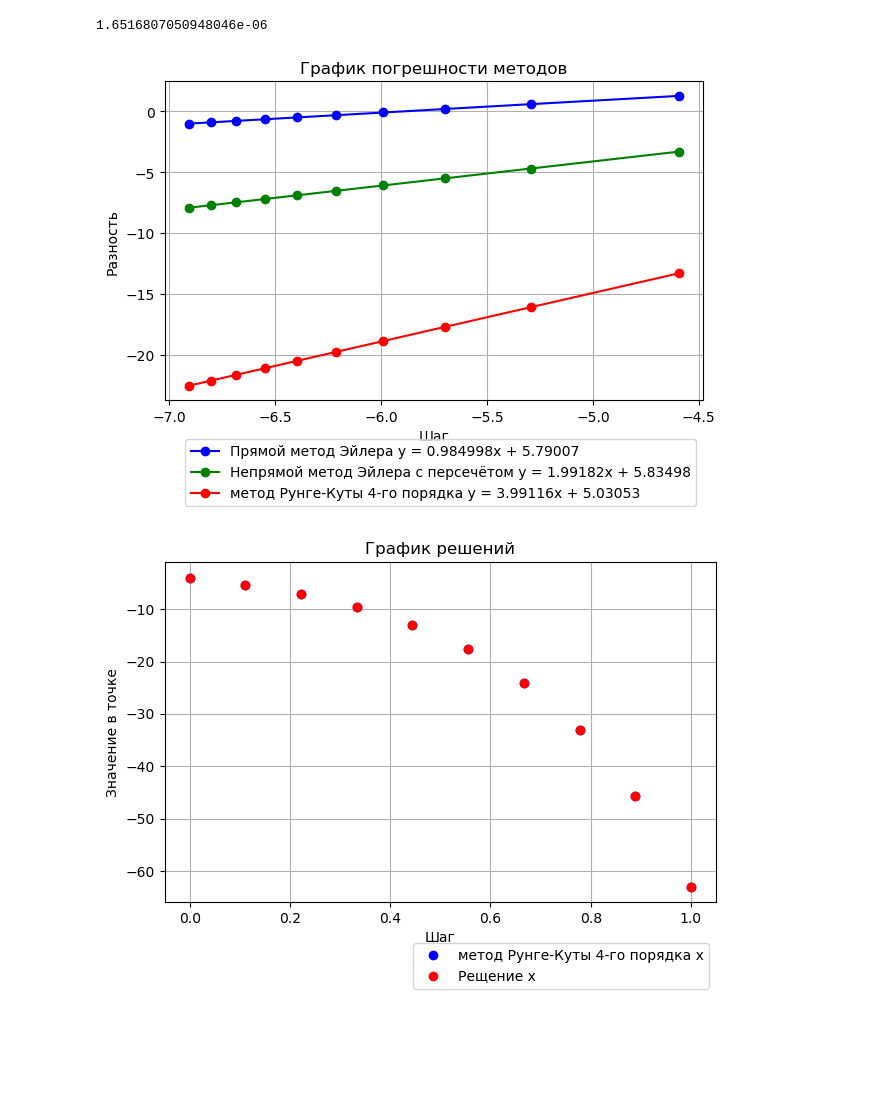
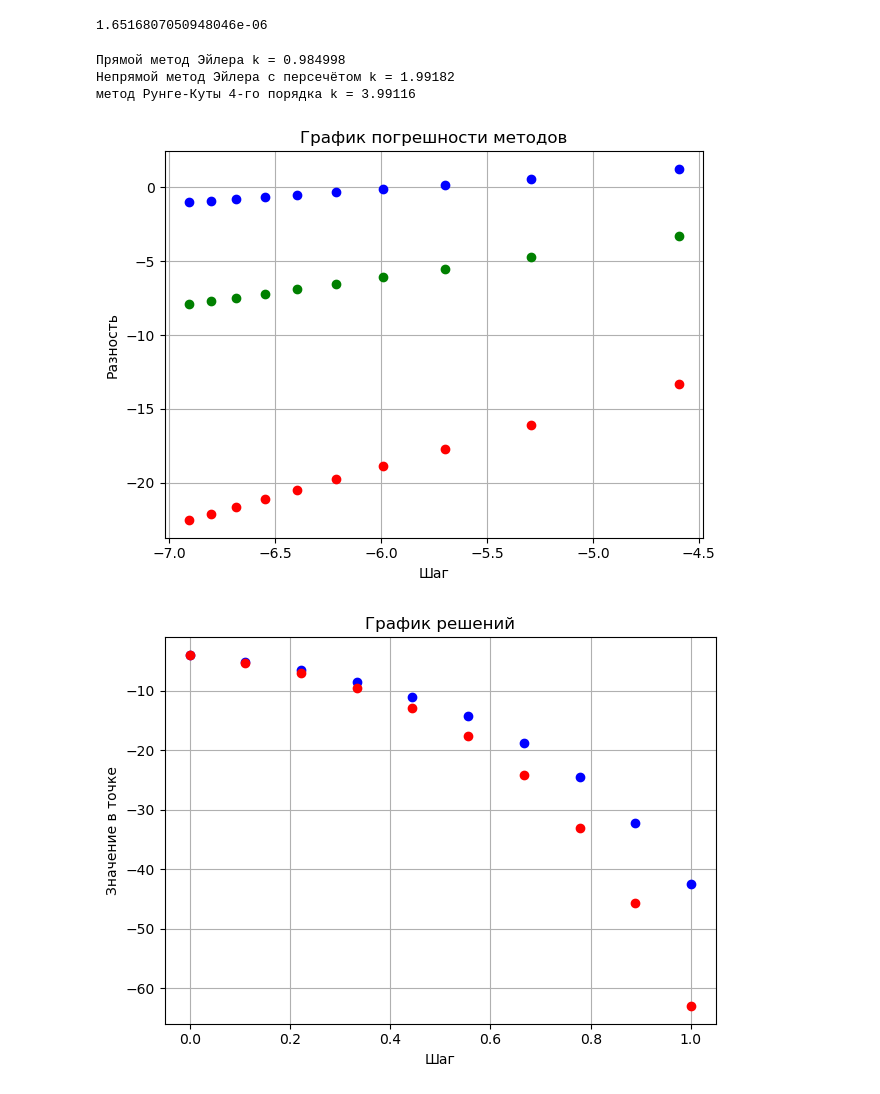
Before and after one commit to NikitaAgeev/For-jupyter, a Jupyter notebook: Вычматы_лаба_5.ipynb, the cells around one changed output. Drawn from its saved outputs; the diff is of its cells as text; code cells hidden in the pictures; blank space fills up the shorter version.

```diff
--- a/Вычматы_лаба_5.ipynb
+++ b/Вычматы_лаба_5.ipynb
@@ -159,63 +143,70 @@ for n in range (100, 1100, 100):
     steps.append(m.log(tau))
 
 k, b = np.polyfit(steps, eps_1, 1)
-label = 'Прямой метод Эйлера y = %gx + %g' %(k, b)
-mpl.plot(steps, eps_1, 'bo-', label=label)
+print('Прямой метод Эйлера k = %g' %(k))
+mpl.plot(steps, eps_1, 'bo')
 k, b = np.polyfit(steps, eps_2, 1)
-mpl.plot(steps, eps_2, 'go-', label=('Непрямой метод Эйлера с персечётом y = %gx + %g' %(k, b)))
+print('Непрямой метод Эйлера с персечётом k = %g' %(k))
+mpl.plot(steps, eps_2, 'go')
 k, b = np.polyfit(steps, eps_3, 1)
-mpl.plot(steps, eps_3, 'ro-', label=('метод Рунге-Куты 4-го порядка y = %gx + %g' %(k, b)))
+print('метод Рунге-Куты 4-го порядка k = %g' %(k))
+mpl.plot(steps, eps_3, 'ro')
+
 mpl.grid()
 mpl.xlabel('Шаг')
 mpl.ylabel('Разность')
 mpl.title('График погрешности методов')
-mpl.legend(loc='best', bbox_to_anchor = (1, -0.1))
 mpl.tight_layout()
 mpl.show()
 
 n = 10
-r_k = Euler_RK(f, x_0, start, stop, n, num_of_par)
+r_k = Euler_explicit(f, x_0, start, stop, n, num_of_par)
+#r_k = Euler_middle_point(f, x_0, start, stop, n, num_of_par)
+#r_k = Euler_RK(f, x_0, start, stop, n, num_of_par)
 r_k1 = []
 r_k2 = []
 ref1 = []
 ref2 = []
-tau = (end - start)/(n-1)
+tau = (stop - start)/(n-1)
 
 steps = np.linspace(start, stop, n)
 x_ans = ans(steps)
 
 
 for i in range(n):
 
     ref1.append(x_ans[i][0])
     ref2.append(x_ans[i][1])
     r_k1.append(r_k[i][0])
     r_k2.append(r_k[i][1])
 
 
-mpl.plot(steps, r_k1, 'bo', label=('метод Рунге-Куты 4-го порядка x'))
+mpl.plot(steps, r_k1, 'bo')
 #mpl.plot(steps, r_k2, 'go-', label=('метод Рунге-Куты 4-го порядка y'))
-mpl.plot(steps, ref1, 'ro', label=('Рещение x'))
+mpl.plot(steps, ref1, 'ro')
 #mpl.plot(steps, ref2, 'o-', label=('Рещение y'))
 mpl.grid()
 mpl.xlabel('Шаг')
 mpl.ylabel('Значение в точке')
 mpl.title('График решений')
-mpl.legend(loc='best', bbox_to_anchor = (1, -0.1))
+
 mpl.tight_layout()
 mpl.show()
 
 #mpl.plot(steps, r_k1, 'bo', label=('метод Рунге-Куты 4-го порядка x'))
-mpl.plot(steps, r_k2, 'go', label=('метод Рунге-Куты 4-го порядка y'))
+mpl.plot(steps, r_k2, 'go')
 #mpl.plot(steps, ref1, 'ro', label=('Рещение x'))
-mpl.plot(steps, ref2, 'o', label=('Рещение y'))
+mpl.plot(steps, ref2, 'o')
 mpl.grid()
 mpl.xlabel('Шаг')
 mpl.ylabel('Значение в точке')
 mpl.title('График решений')
-mpl.legend(loc='best', bbox_to_anchor = (1, -0.1))
+
 mpl.tight_layout()
 mpl.show()
 # %% [output]
+Прямой метод Эйлера k = 0.984998
+Непрямой метод Эйлера с персечётом k = 1.99182
+метод Рунге-Куты 4-го порядка k = 3.99116
-[figure, old version]
+[figure, new version]
-[figure, old version]
+[figure, new version]
```
Also changed, not shown: parts of 4 cells of this notebook.
